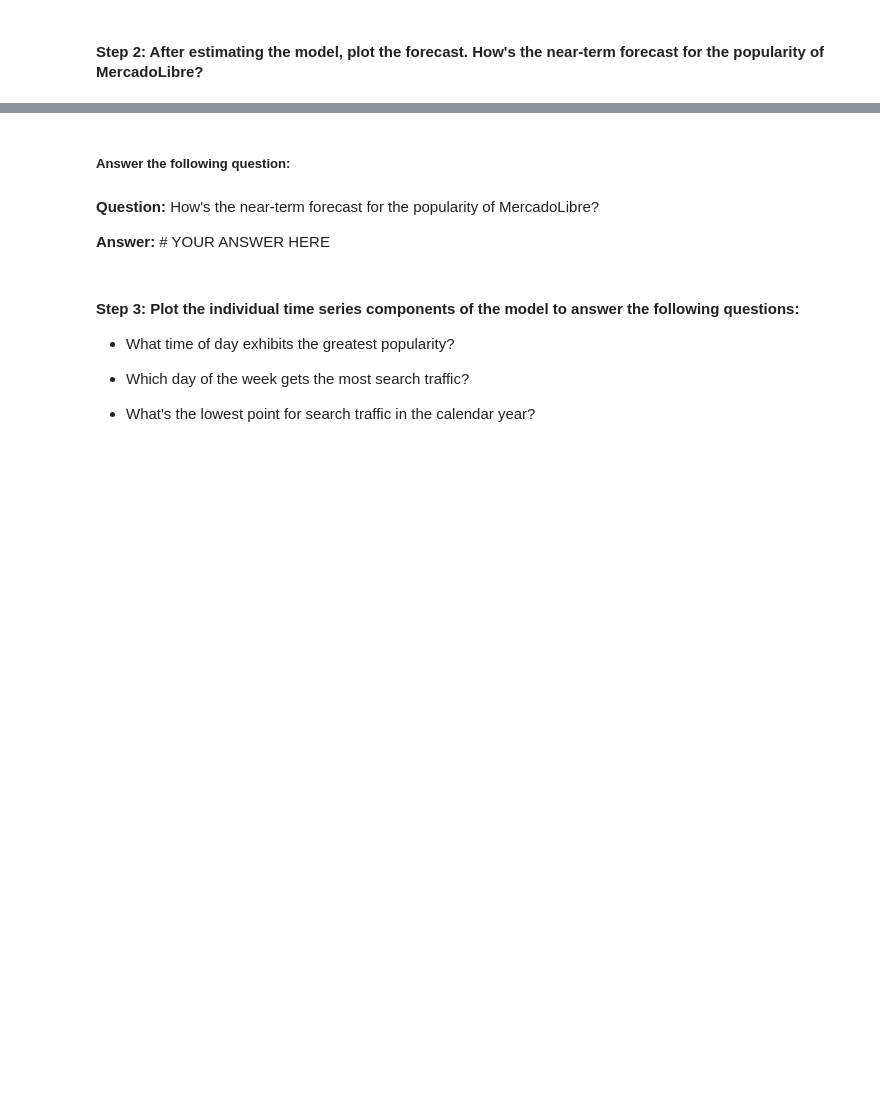
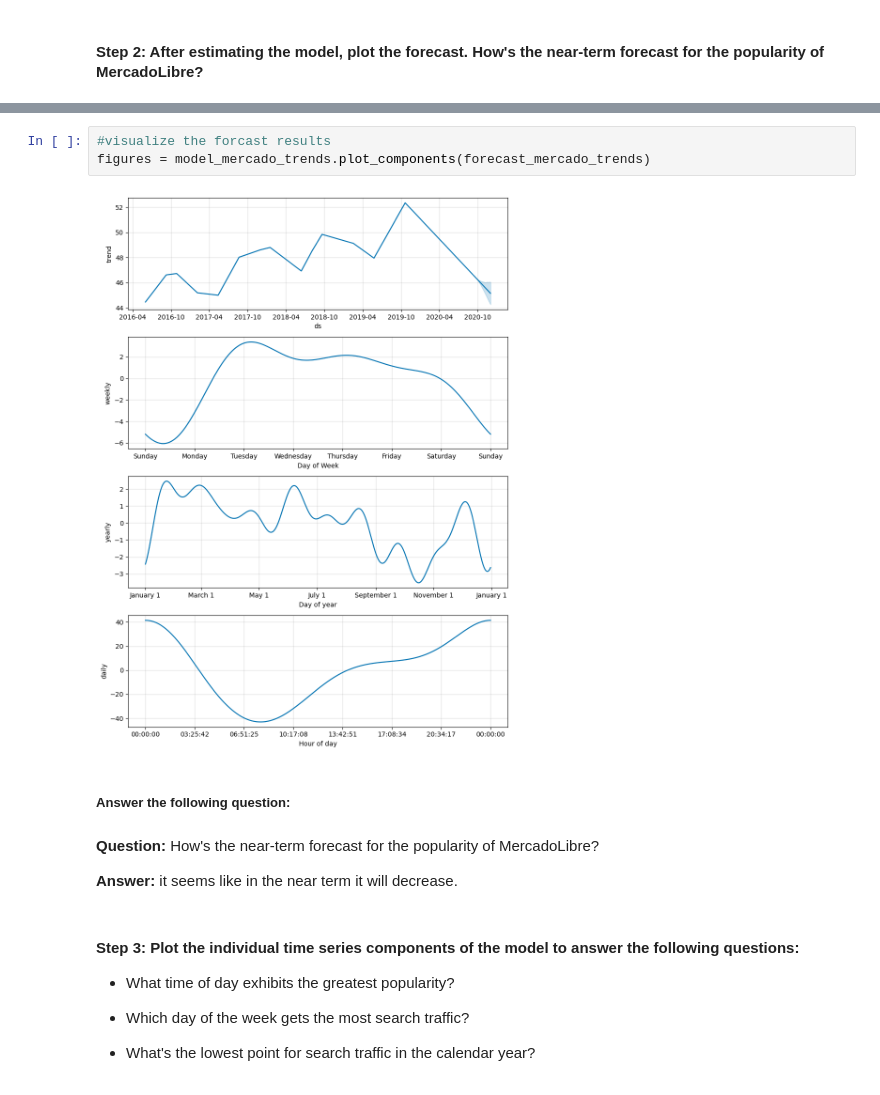
Before and after one commit to TDanner7/time_series_analysis, a Jupyter notebook: Starter_Code/forecasting_net_prophet.ipynb, the cells around one changed output, grey strips where cells are left out. Saved outputs shown, nothing was run; the diff lists cells and outputs as text; blank space fills up the shorter version.

```diff
--- a/Starter_Code/forecasting_net_prophet.ipynb
+++ b/Starter_Code/forecasting_net_prophet.ipynb
@@ -563,9 +597,14 @@ forecast_mercado_trends = # YOUR CODE HERE
+# %%
+#visualize the forcast results
+figures = model_mercado_trends.plot_components(forecast_mercado_trends)
+# %% [output]
+[figure, added]
 # %% [markdown]
 ##### Answer the following question:
 # %% [markdown]
 **Question:**  How's the near-term forecast for the popularity of MercadoLibre?
 
-**Answer:** # YOUR ANSWER HERE
+**Answer:** it seems like in the near term it will decrease.
 # %% [markdown]
 #### Step 3: Plot the individual time series components of the model to answer the following questions:
 
```
Also changed, not shown: parts of 15 cells of this notebook.
